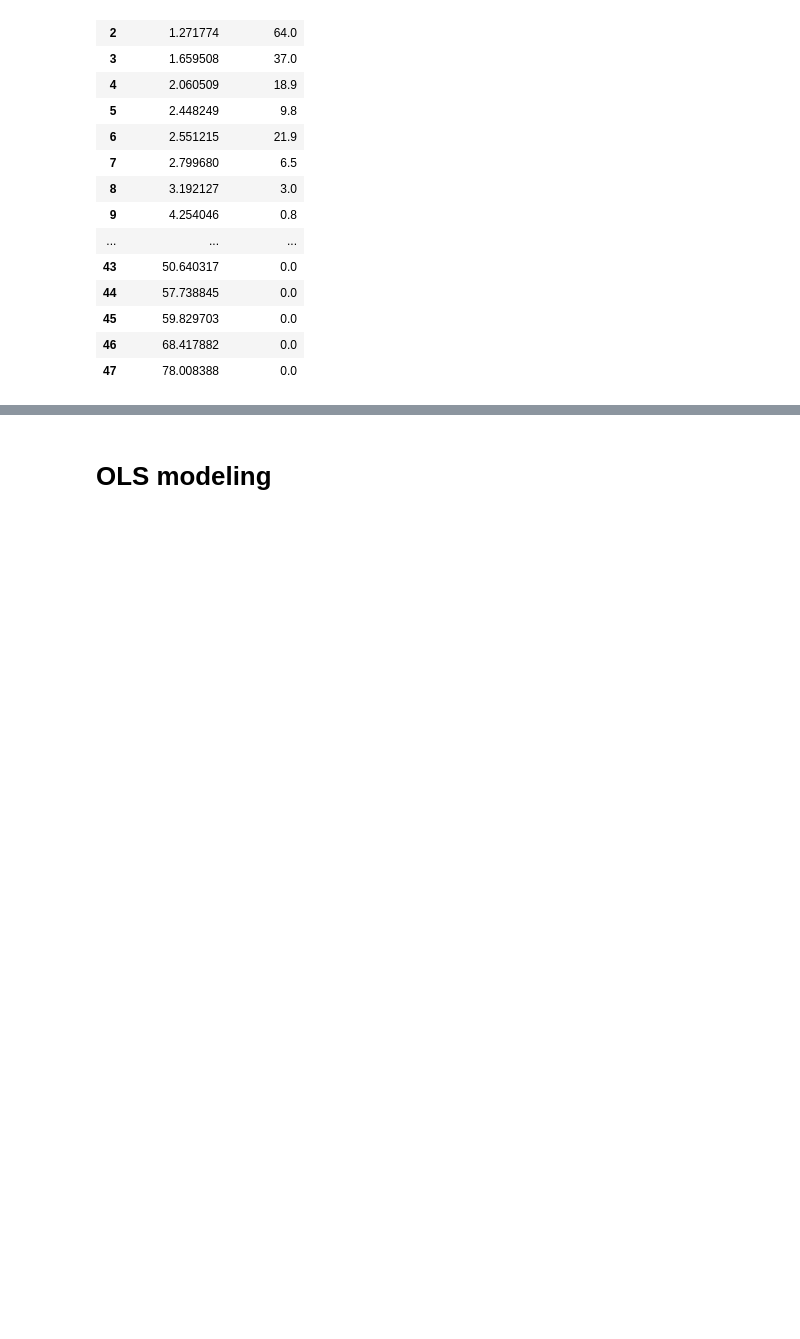
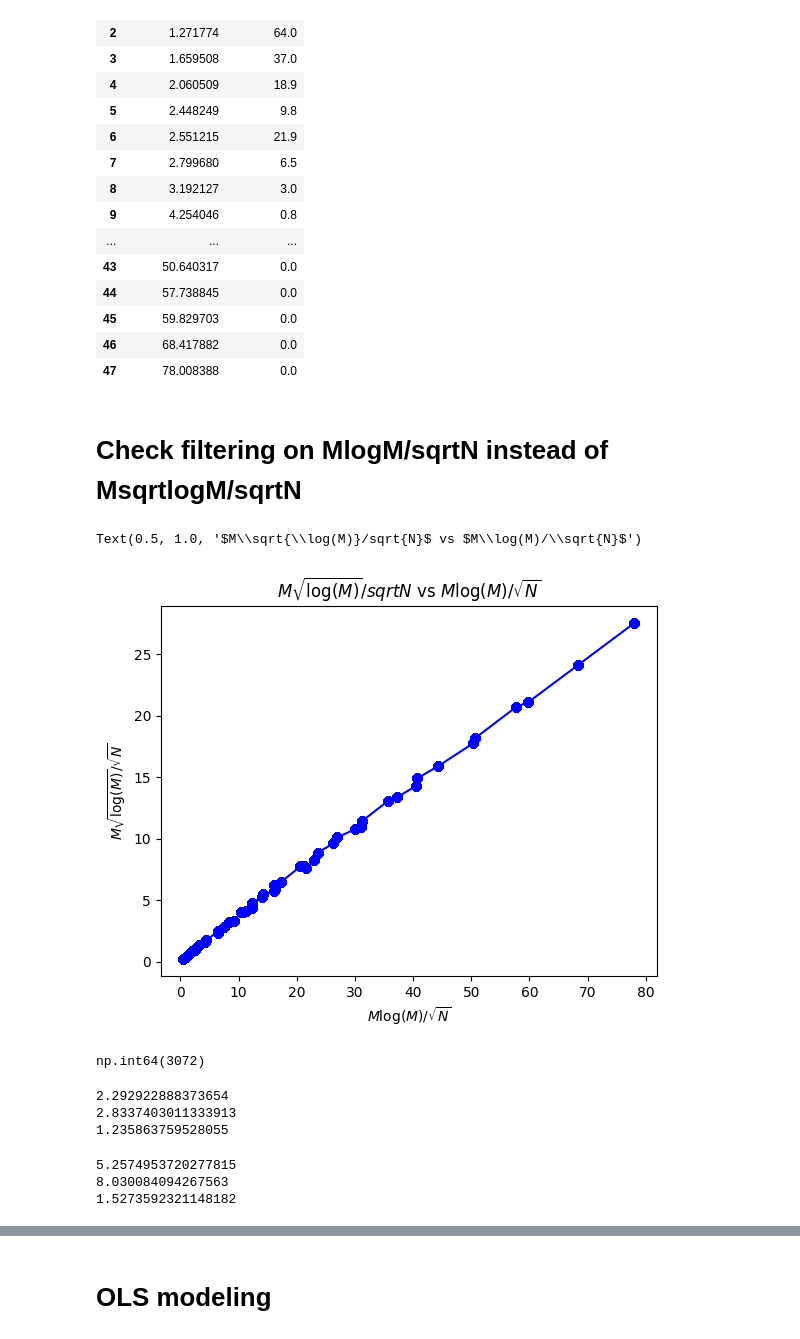
Before and after one commit to kvanarem42/xthreat-error-quantification-agentic, a Jupyter notebook: 4-investigate-results/apply_maximal_error.ipynb, the cells around one changed output, grey strips where cells are left out. Saved outputs shown, nothing was run; the diff lists cells and outputs as text; code cells hidden in the pictures; blank space fills up the shorter version.

```diff
--- a/4-investigate-results/apply_maximal_error.ipynb
+++ b/4-investigate-results/apply_maximal_error.ipynb
@@ -222,3 +222,36 @@ per_Z_val
 | 45 | 59.829703 | 0.0 |
 | 46 | 68.417882 | 0.0 |
 | 47 | 78.008388 | 0.0 |
+# %% [markdown]
+# Check filtering on MlogM/sqrtN instead of MsqrtlogM/sqrtN
+# %%
+df_errors_sorted = df_errors.sort_values(by='Mlog(M)/sqrt(N)')
+df_errors_sorted['Msqrtlog(M)/sqrt(N)'] = df_errors_sorted['M'] * np.sqrt(np.log(df_errors_sorted['M'])) * df_errors_sorted['1/sqrt(N)']
+# %%
+plt.plot(df_errors_sorted['Mlog(M)/sqrt(N)'], df_errors_sorted['Msqrtlog(M)/sqrt(N)'], marker='o', linestyle='-', color='blue')
+plt.xlabel(r'$M\log(M)/\sqrt{N}$')
+plt.ylabel(r'$M\sqrt{\log(M)}/\sqrt{N}$')
+plt.title(r'$M\sqrt{\log(M)}/sqrt{N}$ vs $M\log(M)/\sqrt{N}$')
+# %% [output]
+Text(0.5, 1.0, '$M\\sqrt{\\log(M)}/sqrt{N}$ vs $M\\log(M)/\\sqrt{N}$')
+[figure, added]
+# %%
+df_errors['M'].max()
+# %% [output]
+np.int64(3072)
+# %%
+print(np.sqrt(np.log(192)))
+print(np.sqrt(np.log(3072)))
+print(np.sqrt(np.log(3072))/np.sqrt(np.log(192)))
+# %% [output]
+2.292922888373654
+2.8337403011333913
+1.235863759528055
+# %%
+print(np.log(192))
+print(np.log(3072))
+print(np.log(3072)/np.log(192))
+# %% [output]
+5.2574953720277815
+8.030084094267563
+1.5273592321148182
```
Also changed, not shown: parts of 19 cells of this notebook, 4 other files.
